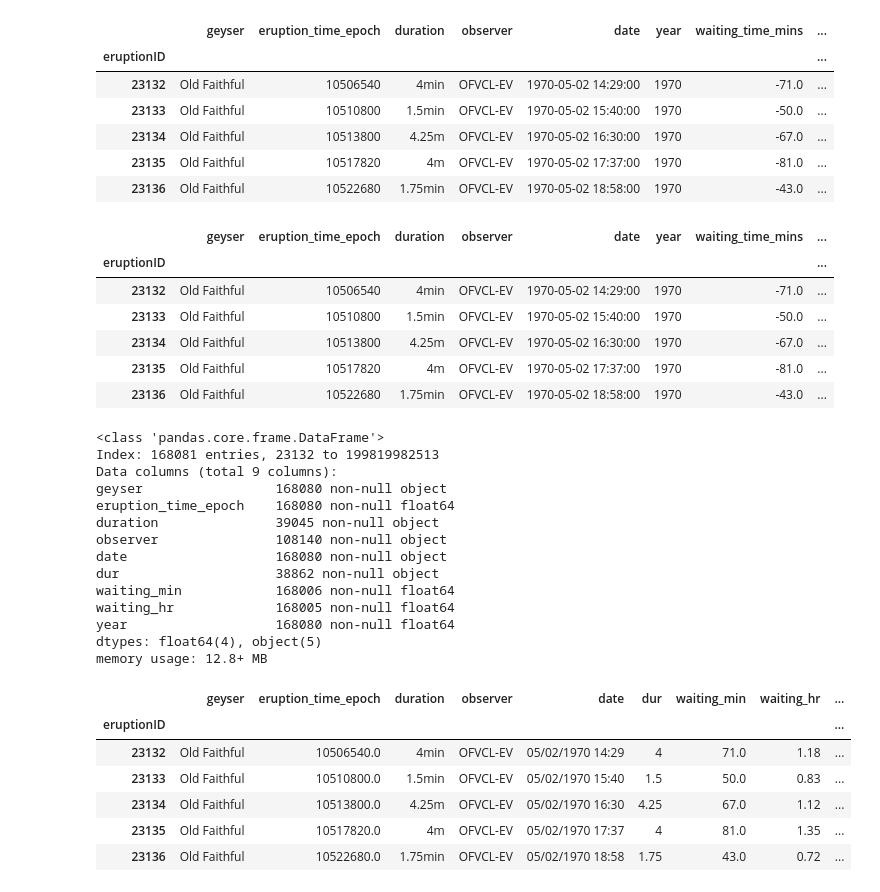
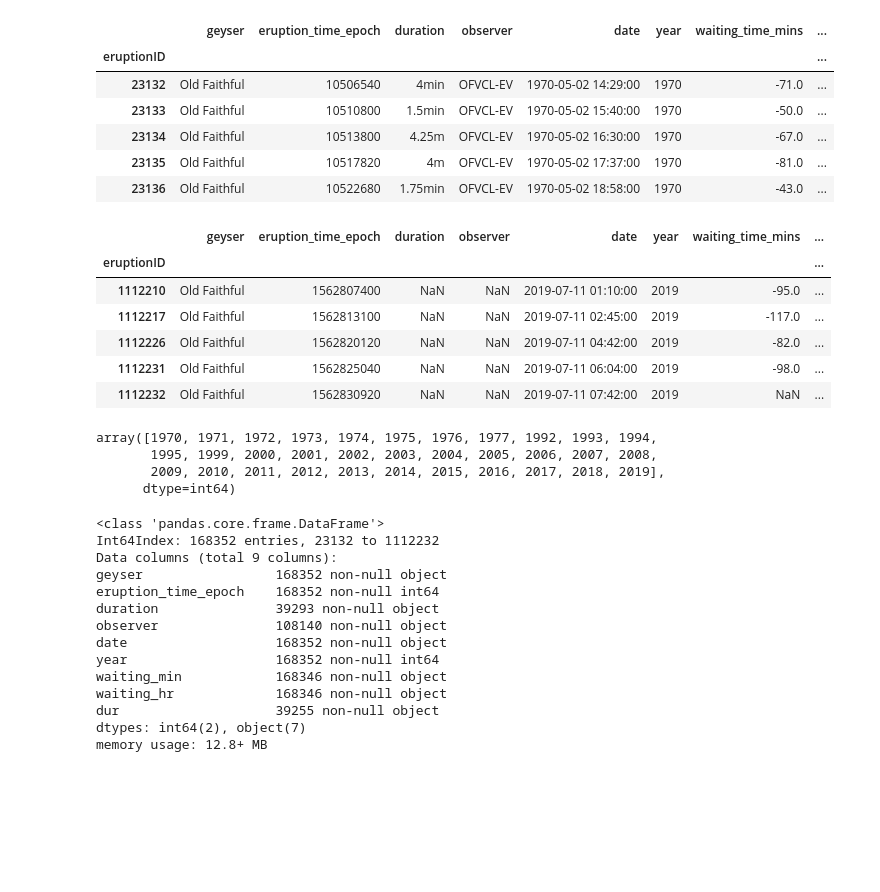
Before and after one commit to kyanite5/Old_Faithful_Project, a Jupyter notebook: data/cleaning.ipynb, the cells around one changed output. Cells and saved outputs as stored; diff of their text form; code cells hidden in the pictures; blank space fills up the shorter version.

Commit message:
redoing master dataset

```diff
--- a/data/cleaning.ipynb
+++ b/data/cleaning.ipynb
@@ -76,15 +76,22 @@ df.head()
 # %%
 df['dur'] = df['duration'].str.findall('\d+')
 # %%
-df.head()
+df.tail()
 # %% [output]
 |  | geyser | eruption_time_epoch | duration | observer | date | year | waiting_time_mins | ... |
 | eruptionID |  |  |  |  |  |  |  | ... |
-| 23132 | Old Faithful | 10506540 | 4min | OFVCL-EV | 1970-05-02 14:29:00 | 1970 | -71.0 | ... |
-| 23133 | Old Faithful | 10510800 | 1.5min | OFVCL-EV | 1970-05-02 15:40:00 | 1970 | -50.0 | ... |
-| 23134 | Old Faithful | 10513800 | 4.25m | OFVCL-EV | 1970-05-02 16:30:00 | 1970 | -67.0 | ... |
-| 23135 | Old Faithful | 10517820 | 4m | OFVCL-EV | 1970-05-02 17:37:00 | 1970 | -81.0 | ... |
-| 23136 | Old Faithful | 10522680 | 1.75min | OFVCL-EV | 1970-05-02 18:58:00 | 1970 | -43.0 | ... |
+| 1112210 | Old Faithful | 1562807400 | NaN | NaN | 2019-07-11 01:10:00 | 2019 | -95.0 | ... |
+| 1112217 | Old Faithful | 1562813100 | NaN | NaN | 2019-07-11 02:45:00 | 2019 | -117.0 | ... |
+| 1112226 | Old Faithful | 1562820120 | NaN | NaN | 2019-07-11 04:42:00 | 2019 | -82.0 | ... |
+| 1112231 | Old Faithful | 1562825040 | NaN | NaN | 2019-07-11 06:04:00 | 2019 | -98.0 | ... |
+| 1112232 | Old Faithful | 1562830920 | NaN | NaN | 2019-07-11 07:42:00 | 2019 | NaN | ... |
 # %%
 df.to_csv('geyser_times_data.csv', encoding='utf-8', index=True)
+# %%
+df['year'].unique()
+# %% [output]
+array([1970, 1971, 1972, 1973, 1974, 1975, 1976, 1977, 1992, 1993, 1994,
+       1995, 1999, 2000, 2001, 2002, 2003, 2004, 2005, 2006, 2007, 2008,
+       2009, 2010, 2011, 2012, 2013, 2014, 2015, 2016, 2017, 2018, 2019],
+      dtype=int64)
 # %%
@@ -92,27 +99,17 @@ combined_df = pd.read_csv('real_master.csv', index_col='eruptionID')
 # %%
-combined_df.info()
+master_df.info()
 # %% [output]
 <class 'pandas.core.frame.DataFrame'>
-Index: 168081 entries, 23132 to 199819982513
+Int64Index: 168352 entries, 23132 to 1112232
 Data columns (total 9 columns):
-geyser                 168080 non-null object
-eruption_time_epoch    168080 non-null float64
-duration               39045 non-null object
+geyser                 168352 non-null object
+eruption_time_epoch    168352 non-null int64
+duration               39293 non-null object
 observer               108140 non-null object
-date                   168080 non-null object
-dur                    38862 non-null object
-waiting_min            168006 non-null float64
-waiting_hr             168005 non-null float64
-year                   168080 non-null float64
-dtypes: float64(4), object(5)
+date                   168352 non-null object
+year                   168352 non-null int64
+waiting_min            168346 non-null object
+waiting_hr             168346 non-null object
+dur                    39255 non-null object
+dtypes: int64(2), object(7)
 memory usage: 12.8+ MB
-# %%
-combined_df.head()
-# %% [output]
-|  | geyser | eruption_time_epoch | duration | observer | date | dur | waiting_min | waiting_hr | ... |
-| eruptionID |  |  |  |  |  |  |  |  | ... |
-| 23132 | Old Faithful | 10506540.0 | 4min | OFVCL-EV | 05/02/1970 14:29 | 4 | 71.0 | 1.18 | ... |
-| 23133 | Old Faithful | 10510800.0 | 1.5min | OFVCL-EV | 05/02/1970 15:40 | 1.5 | 50.0 | 0.83 | ... |
-| 23134 | Old Faithful | 10513800.0 | 4.25m | OFVCL-EV | 05/02/1970 16:30 | 4.25 | 67.0 | 1.12 | ... |
-| 23135 | Old Faithful | 10517820.0 | 4m | OFVCL-EV | 05/02/1970 17:37 | 4 | 81.0 | 1.35 | ... |
-| 23136 | Old Faithful | 10522680.0 | 1.75min | OFVCL-EV | 05/02/1970 18:58 | 1.75 | 43.0 | 0.72 | ... |
```
Also changed, not shown: parts of 7 cells of this notebook, 14 other files.
